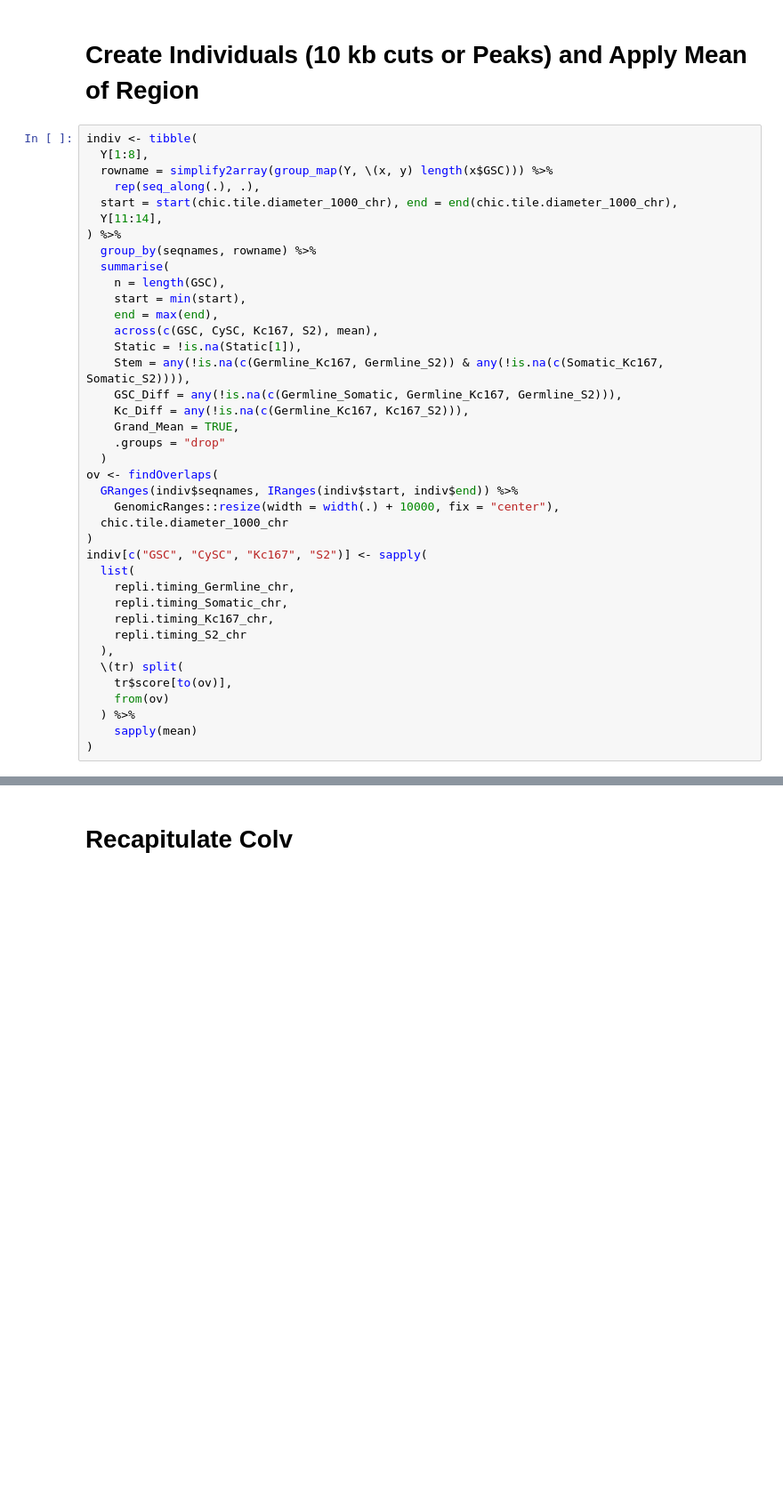
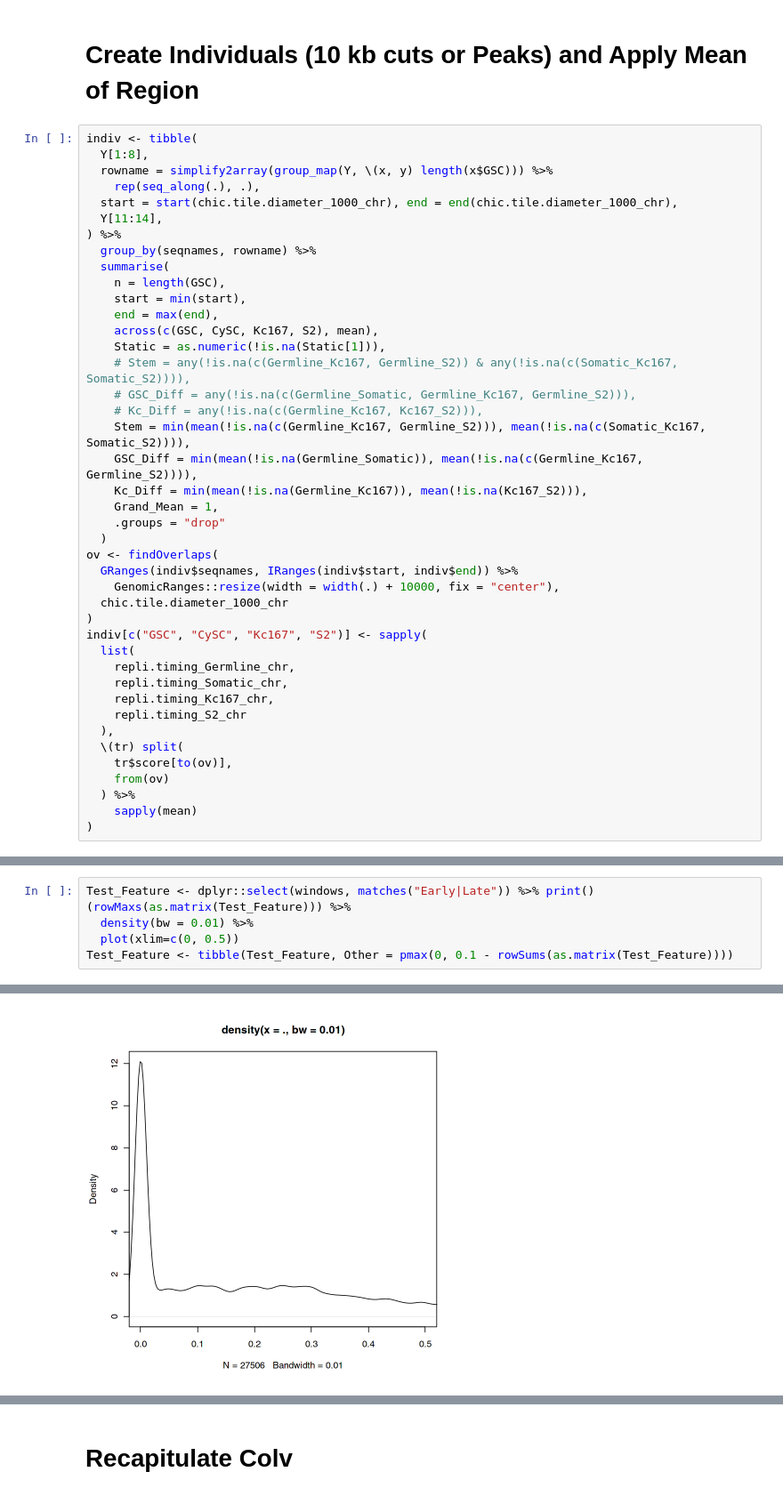
Before and after one commit to ringw/Upd-Germline-Genomics, a Jupyter notebook: illustrations/Repli-Heatmap.ipynb, the cells around one changed output, grey strips where cells are left out. Shown at 89% size. Cells and saved outputs as stored; diff of their text form; blank space fills up the shorter version.

```diff
--- a/illustrations/Repli-Heatmap.ipynb
+++ b/illustrations/Repli-Heatmap.ipynb
@@ -83,11 +101,14 @@ indiv <- tibble(
     start = min(start),
     end = max(end),
     across(c(GSC, CySC, Kc167, S2), mean),
-    Static = !is.na(Static[1]),
-    Stem = any(!is.na(c(Germline_Kc167, Germline_S2)) & any(!is.na(c(Somatic_Kc167, Somatic_S2)))),
-    GSC_Diff = any(!is.na(c(Germline_Somatic, Germline_Kc167, Germline_S2))),
-    Kc_Diff = any(!is.na(c(Germline_Kc167, Kc167_S2))),
-    Grand_Mean = TRUE,
+    Static = as.numeric(!is.na(Static[1])),
+    # Stem = any(!is.na(c(Germline_Kc167, Germline_S2)) & any(!is.na(c(Somatic_Kc167, Somatic_S2)))),
+    # GSC_Diff = any(!is.na(c(Germline_Somatic, Germline_Kc167, Germline_S2))),
+    # Kc_Diff = any(!is.na(c(Germline_Kc167, Kc167_S2))),
+    Stem = min(mean(!is.na(c(Germline_Kc167, Germline_S2))), mean(!is.na(c(Somatic_Kc167, Somatic_S2)))),
+    GSC_Diff = min(mean(!is.na(Germline_Somatic)), mean(!is.na(c(Germline_Kc167, Germline_S2)))),
+    Kc_Diff = min(mean(!is.na(Germline_Kc167)), mean(!is.na(Kc167_S2))),
+    Grand_Mean = 1,
     .groups = "drop"
   )
 ov <- findOverlaps(
@@ -296,0 +201,7 @@ i Run `dplyr::last_dplyr_warnings()` to see the 50 remaining warnings."
+# %%
+Test_Feature <- dplyr::select(windows, matches("Early|Late")) %>% print()
+(rowMaxs(as.matrix(Test_Feature))) %>%
+  density(bw = 0.01) %>%
+  plot(xlim=c(0, 0.5))
+Test_Feature <- tibble(Test_Feature, Other = pmax(0, 0.1 - rowSums(as.matrix(Test_Feature))))
+# %% [output]
@@ -296,0 +223 @@ i Run `dplyr::last_dplyr_warnings()` to see the 50 remaining warnings."
+[figure, added]
```
Also changed, not shown: parts of 36 cells of this notebook.
